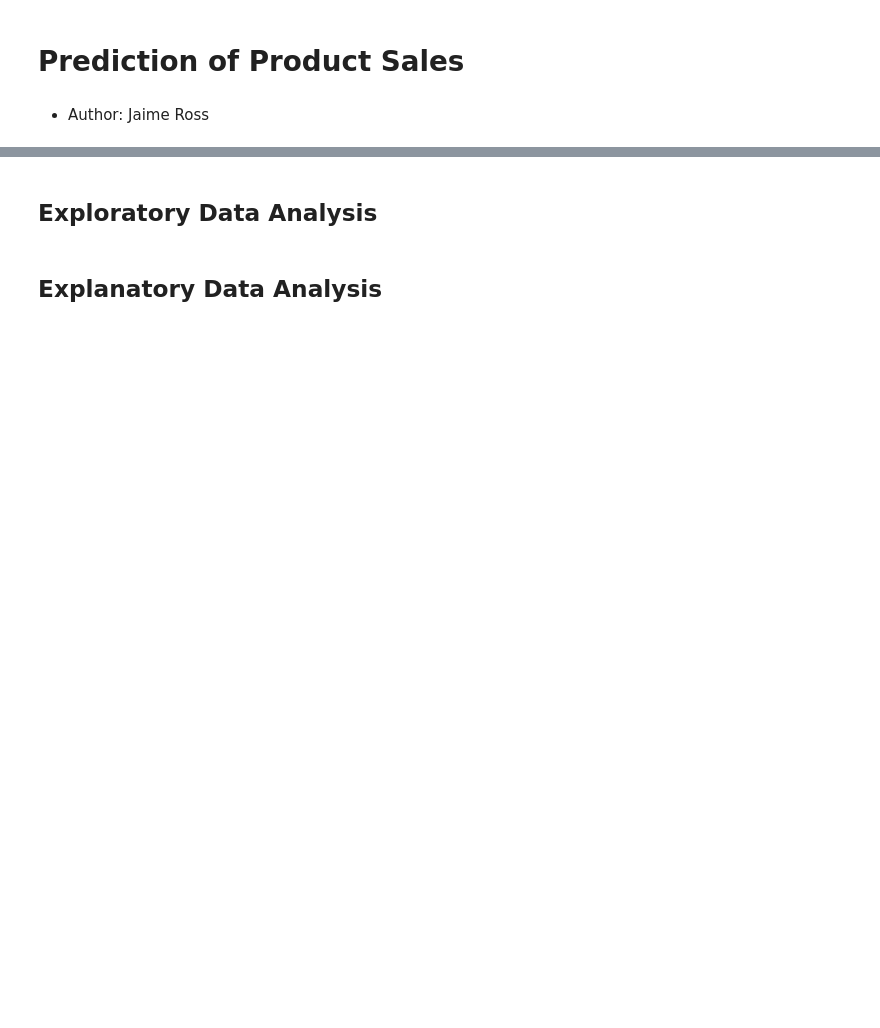
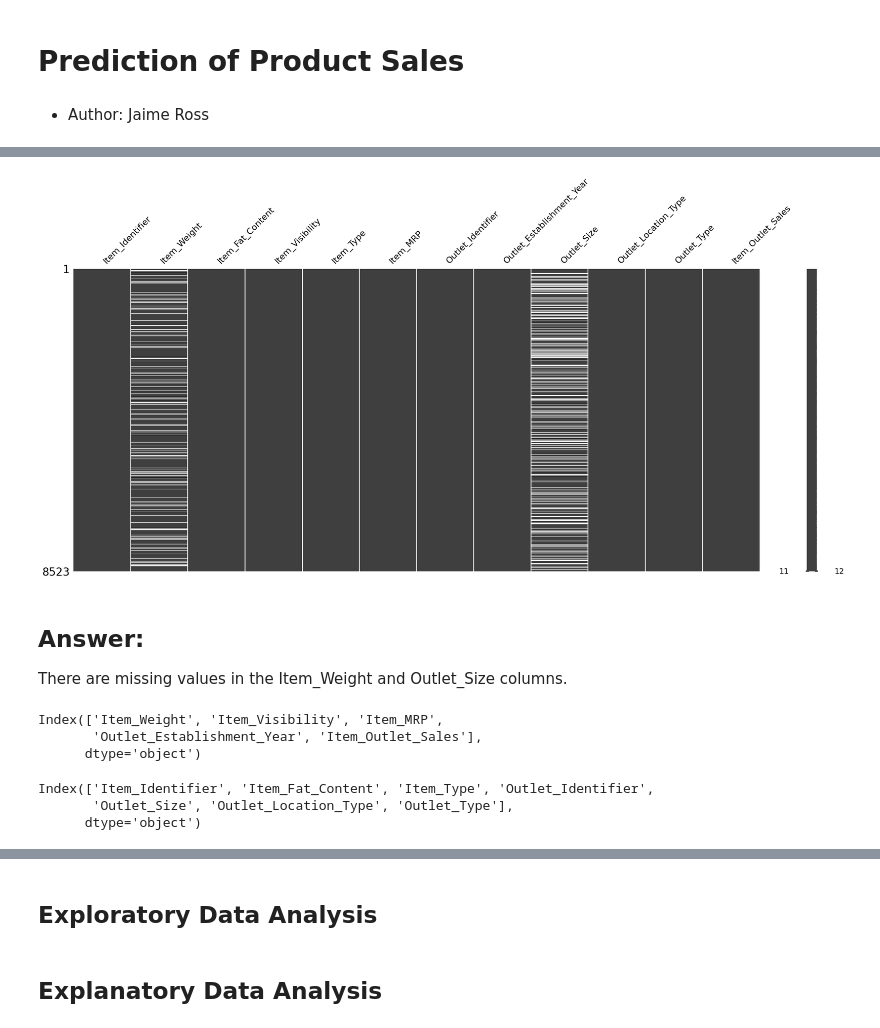
Before and after one commit to JaimeRoss/Prediction-of-Product-Sales, a Jupyter notebook: prediction_of_product_sales.ipynb, the cells around one changed output, grey strips where cells are left out. Drawn from its saved outputs; the diff is of its cells as text; code cells hidden in the pictures; blank space fills up the shorter version.

```diff
--- a/prediction_of_product_sales.ipynb
+++ b/prediction_of_product_sales.ipynb
@@ -10,0 +24,5 @@
+# %%
+# loading and inspecting data
+
+URL = "/content/drive/MyDrive/Student folder for data science bootcamp/CodingDojo/01-Fundamentals/Week02/Data/sales_predictions_2023.csv"
+df = pd.read_csv(URL)
@@ -12,0 +152,18 @@
+# %%
+# Getting a visual representation of the missing data using missingno.
+msno.matrix(df);
+# %% [output]
+[figure, added]
+# %% [markdown]
+## Answer:
+There are missing values in the Item_Weight and Outlet_Size columns.
+# %%
+# 5) Address the missing values by using a placeholder value.
+
+# Creating a list of the numerical columns
+num_col = df.select_dtypes("number").columns
+num_col
+# %% [output]
+Index(['Item_Weight', 'Item_Visibility', 'Item_MRP',
+       'Outlet_Establishment_Year', 'Item_Outlet_Sales'],
+      dtype='object')
@@ -12,0 +176,8 @@
+# %%
+# Creating a list of the categorial columns
+cat_col = df.select_dtypes("object").columns
+cat_col
+# %% [output]
+Index(['Item_Identifier', 'Item_Fat_Content', 'Item_Type', 'Outlet_Identifier',
+       'Outlet_Size', 'Outlet_Location_Type', 'Outlet_Type'],
+      dtype='object')
```
Also changed, not shown: parts of 34 cells of this notebook.
